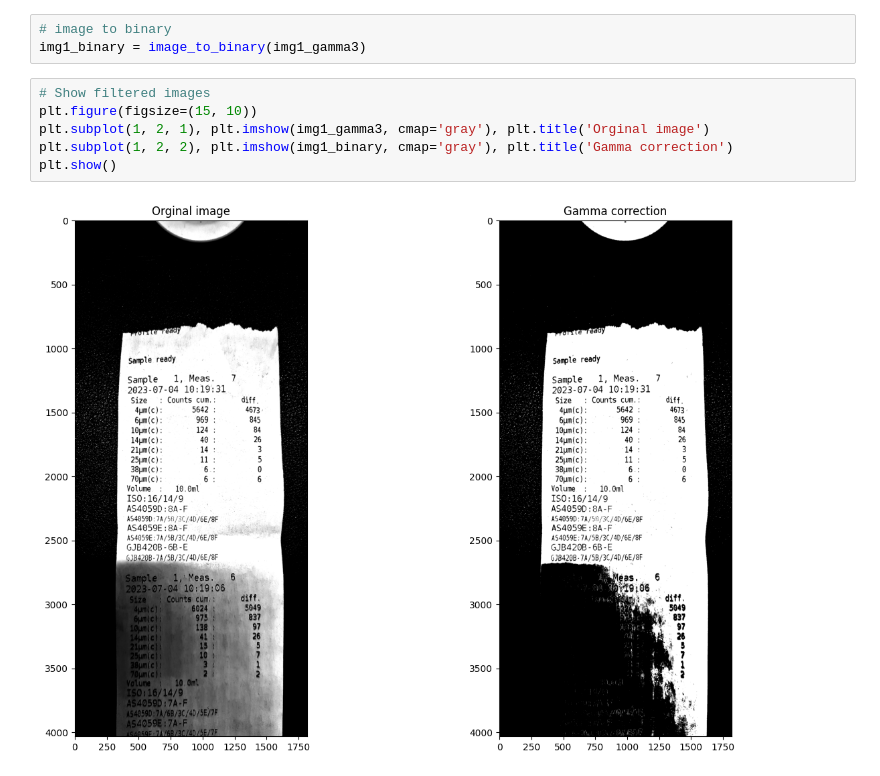
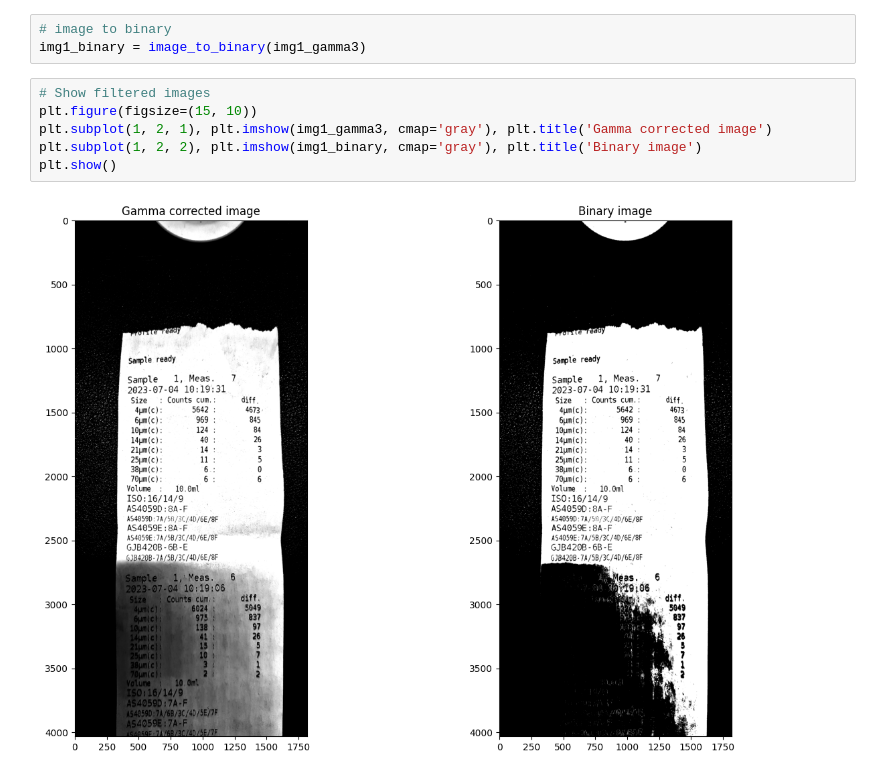
Before and after one commit to LukasZlocki/image_processing_labassistant, a Jupyter notebook: lab_assistant.ipynb, the cells around one changed output. Cells and saved outputs as stored; diff of their text form.

```diff
--- a/lab_assistant.ipynb
+++ b/lab_assistant.ipynb
@@ -140,9 +143,9 @@ img1_binary = image_to_binary(img1_gamma3)
 # %%
 # Show filtered images
 plt.figure(figsize=(15, 10))
-plt.subplot(1, 2, 1), plt.imshow(img1_gamma3, cmap='gray'), plt.title('Orginal image')
-plt.subplot(1, 2, 2), plt.imshow(img1_binary, cmap='gray'), plt.title('Gamma correction')
+plt.subplot(1, 2, 1), plt.imshow(img1_gamma3, cmap='gray'), plt.title('Gamma corrected image')
+plt.subplot(1, 2, 2), plt.imshow(img1_binary, cmap='gray'), plt.title('Binary image')
 plt.show()
 # %% [output]
-[figure, old version]
+[figure, new version]
 # %%
```
Also changed, not shown: parts of 7 cells of this notebook.
